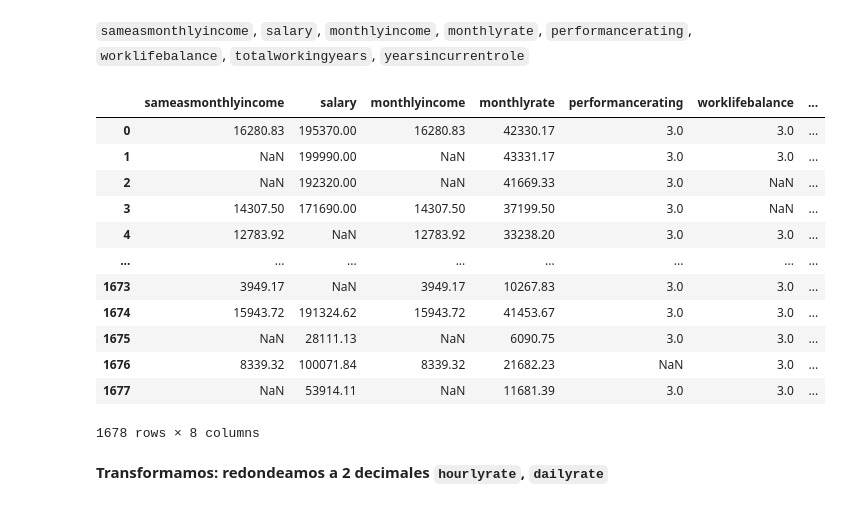
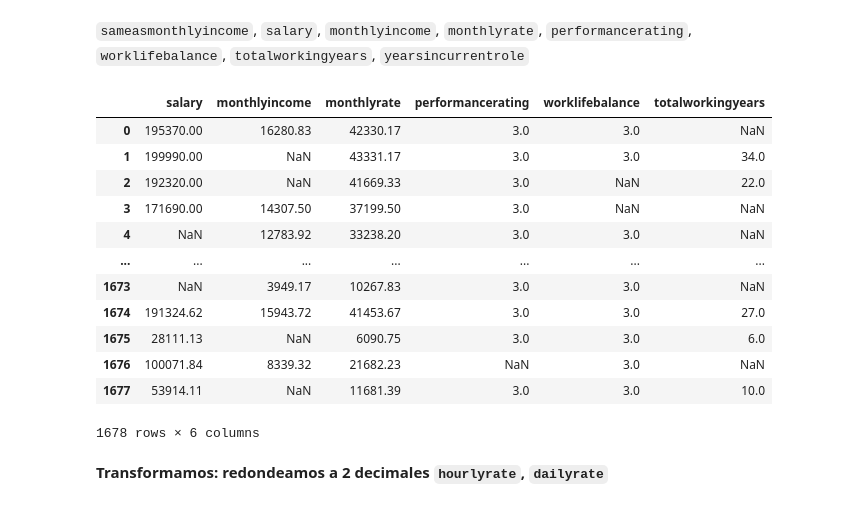
Before and after one commit to omniaunusest/VIZ-analytics-4-employee-data-talent-insights, a Jupyter notebook: Análisis_y_transformación_datos/Transformación_1.0.ipynb, the cells around one changed output. Drawn from its saved outputs; the diff is of its cells as text; code cells hidden in the pictures.

```diff
--- a/Análisis_y_transformación_datos/Transformación_1.0.ipynb
+++ b/Análisis_y_transformación_datos/Transformación_1.0.ipynb
@@ -37,9 +37,8 @@ df.head(3)
 # %%
 # Lista de columnas a transformar
 lista_col = [
-    "sameasmonthlyincome", "salary", "monthlyincome", "monthlyrate",
+    "salary", "monthlyincome", "monthlyrate",
     "performancerating", "worklifebalance", "totalworkingyears",
-    "yearsincurrentrole"
 ]
 
 # Lista para guardar errores
@@ -68,21 +67,21 @@ for col in lista_col:
     if col in df.columns:
         df[col] = df[col].apply(cambiar_comas)
 # %%
-df[["sameasmonthlyincome",  "salary", "monthlyincome", "monthlyrate", "performancerating", "worklifebalance", "totalworkingyears", "yearsincurrentrole"]]
+df[["salary", "monthlyincome", "monthlyrate", "performancerating", "worklifebalance", "totalworkingyears"]]
 # %% [output]
-|  | sameasmonthlyincome | salary | monthlyincome | monthlyrate | performancerating | worklifebalance | ... |
-| 0 | 16280.83 | 195370.00 | 16280.83 | 42330.17 | 3.0 | 3.0 | ... |
-| 1 | NaN | 199990.00 | NaN | 43331.17 | 3.0 | 3.0 | ... |
-| 2 | NaN | 192320.00 | NaN | 41669.33 | 3.0 | NaN | ... |
-| 3 | 14307.50 | 171690.00 | 14307.50 | 37199.50 | 3.0 | NaN | ... |
-| 4 | 12783.92 | NaN | 12783.92 | 33238.20 | 3.0 | 3.0 | ... |
-| ... | ... | ... | ... | ... | ... | ... | ... |
-| 1673 | 3949.17 | NaN | 3949.17 | 10267.83 | 3.0 | 3.0 | ... |
-| 1674 | 15943.72 | 191324.62 | 15943.72 | 41453.67 | 3.0 | 3.0 | ... |
-| 1675 | NaN | 28111.13 | NaN | 6090.75 | 3.0 | 3.0 | ... |
-| 1676 | 8339.32 | 100071.84 | 8339.32 | 21682.23 | NaN | 3.0 | ... |
-| 1677 | NaN | 53914.11 | NaN | 11681.39 | 3.0 | 3.0 | ... |
+|  | salary | monthlyincome | monthlyrate | performancerating | worklifebalance | totalworkingyears |
+| 0 | 195370.00 | 16280.83 | 42330.17 | 3.0 | 3.0 | NaN |
+| 1 | 199990.00 | NaN | 43331.17 | 3.0 | 3.0 | 34.0 |
+| 2 | 192320.00 | NaN | 41669.33 | 3.0 | NaN | 22.0 |
+| 3 | 171690.00 | 14307.50 | 37199.50 | 3.0 | NaN | NaN |
+| 4 | NaN | 12783.92 | 33238.20 | 3.0 | 3.0 | NaN |
+| ... | ... | ... | ... | ... | ... | ... |
+| 1673 | NaN | 3949.17 | 10267.83 | 3.0 | 3.0 | NaN |
+| 1674 | 191324.62 | 15943.72 | 41453.67 | 3.0 | 3.0 | 27.0 |
+| 1675 | 28111.13 | NaN | 6090.75 | 3.0 | 3.0 | 6.0 |
+| 1676 | 100071.84 | 8339.32 | 21682.23 | NaN | 3.0 | NaN |
+| 1677 | 53914.11 | NaN | 11681.39 | 3.0 | 3.0 | 10.0 |
-1678 rows × 8 columns
+1678 rows × 6 columns
 # %% [markdown]
 **Transformamos: redondeamos a 2 decimales `hourlyrate`, `dailyrate`**
 # %%
```
Also changed, not shown: parts of 8 cells of this notebook, 2 other files.
